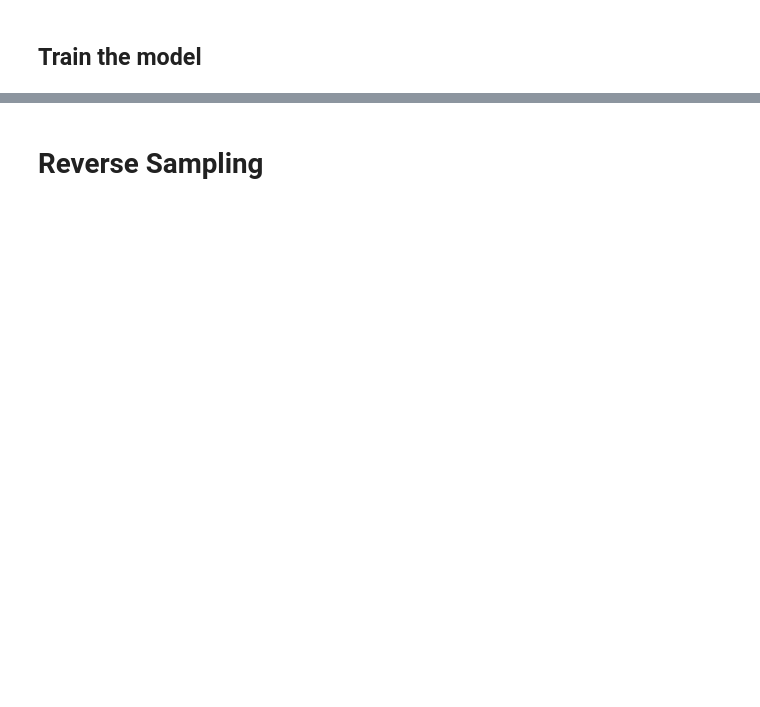
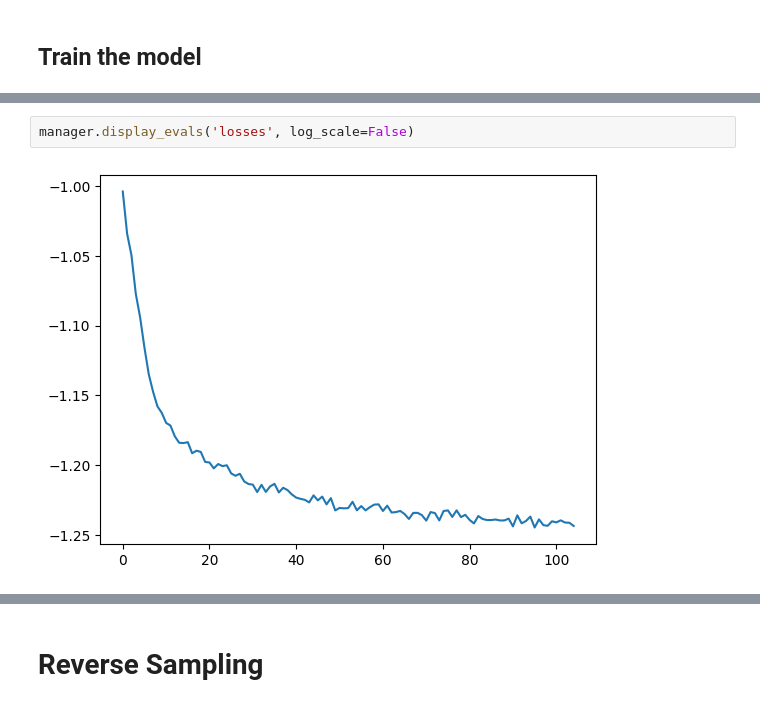
Before and after one commit to darioShar/PDMP, a Jupyter notebook: experiments_and_tracking.ipynb, the cells around one changed output, grey strips where cells are left out. Cells and saved outputs as stored; diff of their text form; blank space fills up the shorter version.

```diff
--- a/experiments_and_tracking.ipynb
+++ b/experiments_and_tracking.ipynb
@@ -322,0 +298,4 @@ torch.save(checkpoint, MODEL_PATH)
+# %%
+manager.display_evals('losses', log_scale=False)
+# %% [output]
+[figure, added]
```
Also changed, not shown: parts of 23 cells of this notebook, 15 other files.
